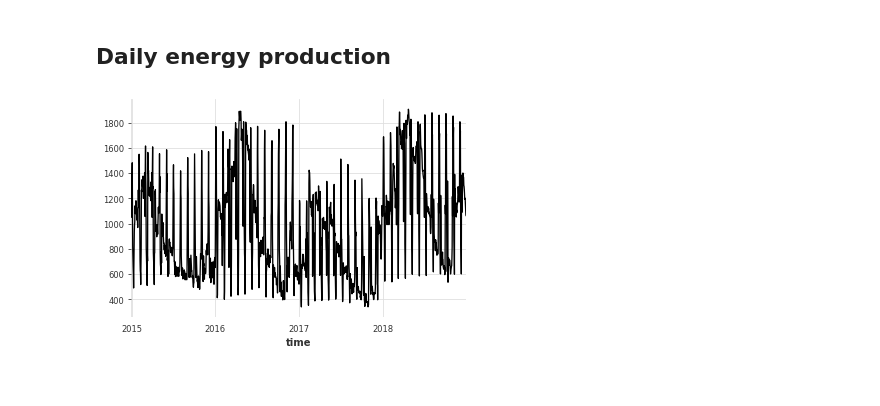
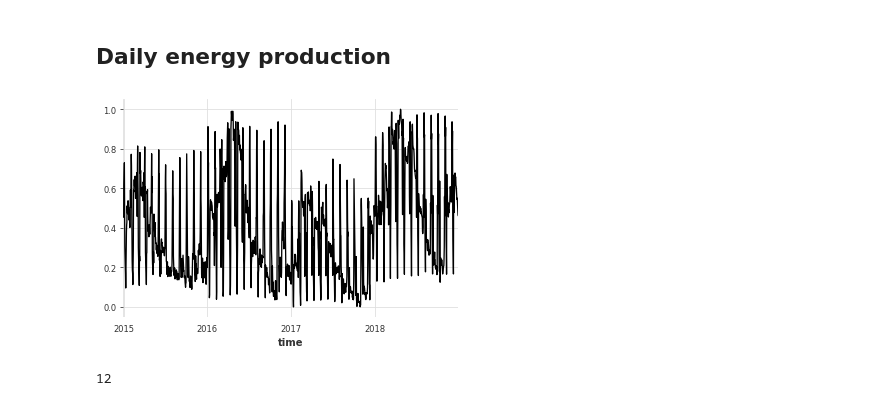
Before and after one commit to unit8co/darts, a Jupyter notebook: examples/TCN-examples.ipynb, the cells around one changed output. Cells and saved outputs as stored; diff of their text form; code cells hidden in the pictures.

```diff
--- a/examples/TCN-examples.ipynb
+++ b/examples/TCN-examples.ipynb
@@ -143,9 +127,21 @@ display_forecast(pred_series, series_sp_transformed, '3 year', start_date=pd.Tim
 # %%
 df3 = pd.read_csv('energy_dataset.csv', delimiter=",")
 df3['time'] = pd.to_datetime(df3['time'], utc=True)
 df3['time']= df3.time.dt.tz_localize(None)
 df3_day_avg = df3.groupby(df3['time'].astype(str).str.split(" ").str[0]).mean().reset_index()
 series_en = fill_missing_values(TimeSeries.from_dataframe(df3_day_avg, 'time', ['generation hydro run-of-river and poundage']), 'auto')
-series_en.plot()
+
+# scale
+scaler_en = Scaler()
+series_en_transformed = scaler_en.fit_transform(series_en)
+train_en_transformed, val_en_transformed = series_en_transformed.split_after(pd.Timestamp('20170901'))
+
+# add the day as a covariate
+day_series = datetime_attribute_timeseries(series_en_transformed, attribute='month', one_hot=True)
+scaler_day = Scaler()
+day_series = scaler_day.fit_transform(day_series)
+train_day, val_day = day_series.split_after(pd.Timestamp('20170901'))
+
+series_en_transformed.plot()
 # %% [output]
-[figure, old version]
+[figure, new version]
@@ -156,2 +148,6 @@ series_en_transformed, train_en_transformed, val_en_transformed = transform_data
+# %%
+day_series.width
+# %% [output]
+12
 # %%
 model_en = TCNModel(
```
Also changed, not shown: parts of 24 cells of this notebook, 1 other file.
